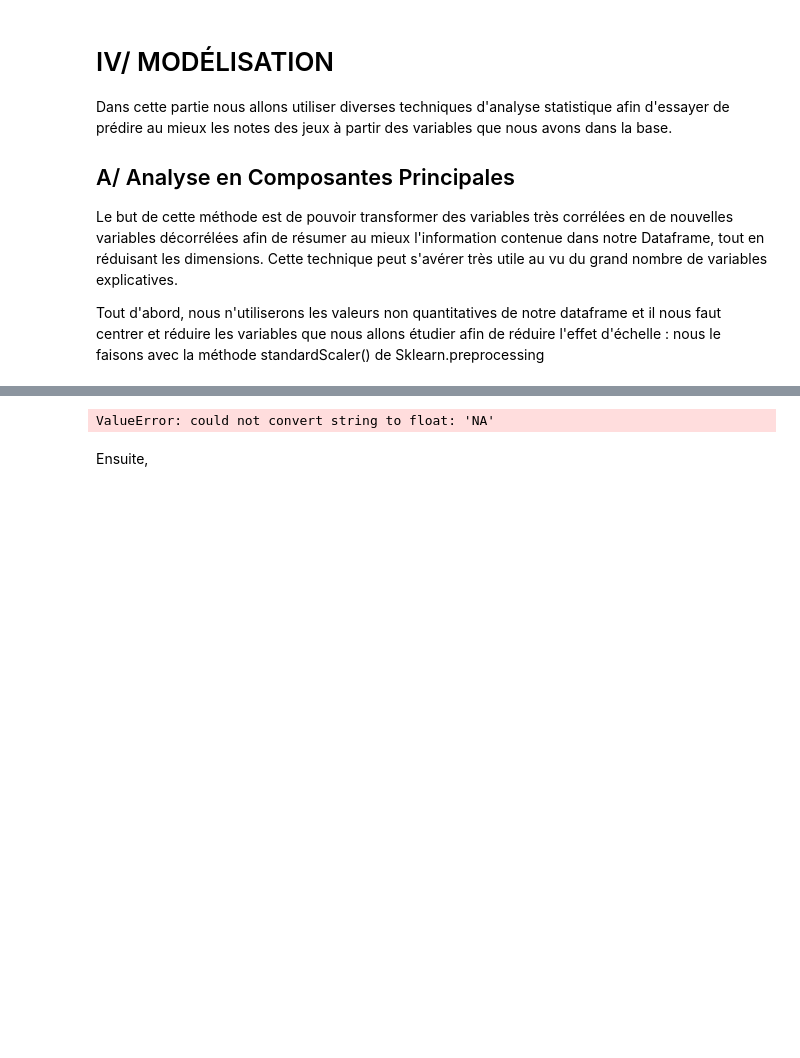
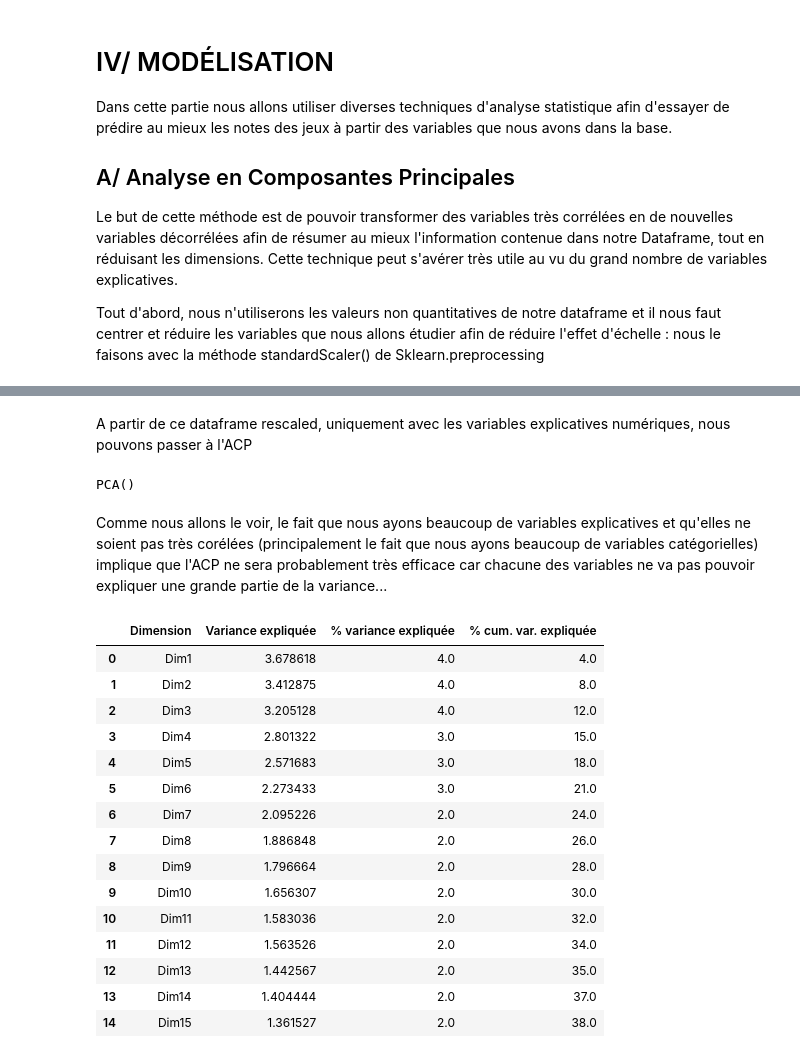
Before and after one commit to PyTomSss/PythonProjects, a Jupyter notebook: Project_Notebook.ipynb, the cells around one changed output, grey strips where cells are left out. Saved outputs shown, nothing was run; the diff lists cells and outputs as text; code cells hidden in the pictures; blank space fills up the shorter version.

```diff
--- a/Project_Notebook.ipynb
+++ b/Project_Notebook.ipynb
@@ -1632,0 +1613,7 @@ pca_result = pca.fit_transform(df_imputed)
+# %%
+DF_copie = DF.copy()
+
+DF_copie.drop(['index', 'Note', 'Title', 'Id', 'Summary', 'Storyline', 'Similar Games'], axis = 1, inplace = True)
+
+#la méthode d'imputation que nous allons utiliser par la suite ne fonctionne que sur des valeurs NaN
+DF_copie['Graphismes'].replace({'NA' : np.nan}, inplace = True)
@@ -1632,0 +1624,4 @@ pca_result = pca.fit_transform(df_imputed)
+# %%
+imputer = KNN(k= 5)
+DF_imputed = imputer.fit_transform(DF_copie)
+DF_imputed = pd.DataFrame(DF_imputed)
@@ -1633,8 +1648,41 @@ pca_result = pca.fit_transform(df_imputed)
 # %%
 scaler = StandardScaler()
-DF_ACP_scaled = scaler.fit_transform(DF_ACP)
-DF_ACP_scaled = pd.DataFrame(DF_ACP_scaled, columns = DF_ACP.columns)
+DF_ACP_scaled = scaler.fit_transform(DF_imputed)
+DF_ACP_scaled = pd.DataFrame(DF_ACP_scaled, columns = DF_imputed.columns)
+DF_ACP_scaled.columns = DF_copie.columns
-# %% [output]
-ValueError: could not convert string to float: 'NA'
-# %% [markdown]
-Ensuite,
+# %% [markdown]
+A partir de ce dataframe rescaled, uniquement avec les variables explicatives numériques, nous pouvons passer à l'ACP
+# %%
+pca = PCA()
+pca.fit(DF_ACP_scaled)
+# %% [output]
+PCA()
+# %% [markdown]
+Comme nous allons le voir, le fait que nous ayons beaucoup de variables explicatives et qu'elles ne soient pas très corélées (principalement le fait que nous ayons beaucoup de variables catégorielles) implique que l'ACP ne sera probablement très efficace car chacune des variables ne va pas pouvoir expliquer une grande partie de la variance...
+# %%
+tabl = pd.DataFrame(
+    {
+        "Dimension" : ["Dim" + str(x + 1) for x in range(len(pca.explained_variance_))],
+        "Variance expliquée" : pca.explained_variance_,
+        "% variance expliquée" : np.round(pca.explained_variance_ratio_ * 100),
+        "% cum. var. expliquée" : np.round(np.cumsum(pca.explained_variance_ratio_) * 100)
+    }
+)
+tabl.head(15)
+# %% [output]
+|  | Dimension | Variance expliquée | % variance expliquée | % cum. var. expliquée |
+| 0 | Dim1 | 3.678618 | 4.0 | 4.0 |
+| 1 | Dim2 | 3.412875 | 4.0 | 8.0 |
+| 2 | Dim3 | 3.205128 | 4.0 | 12.0 |
+| 3 | Dim4 | 2.801322 | 3.0 | 15.0 |
+| 4 | Dim5 | 2.571683 | 3.0 | 18.0 |
+| 5 | Dim6 | 2.273433 | 3.0 | 21.0 |
+| 6 | Dim7 | 2.095226 | 2.0 | 24.0 |
+| 7 | Dim8 | 1.886848 | 2.0 | 26.0 |
+| 8 | Dim9 | 1.796664 | 2.0 | 28.0 |
+| 9 | Dim10 | 1.656307 | 2.0 | 30.0 |
+| 10 | Dim11 | 1.583036 | 2.0 | 32.0 |
+| 11 | Dim12 | 1.563526 | 2.0 | 34.0 |
+| 12 | Dim13 | 1.442567 | 2.0 | 35.0 |
+| 13 | Dim14 | 1.404444 | 2.0 | 37.0 |
+| 14 | Dim15 | 1.361527 | 2.0 | 38.0 |
```
Also changed, not shown: parts of 25 cells of this notebook.
